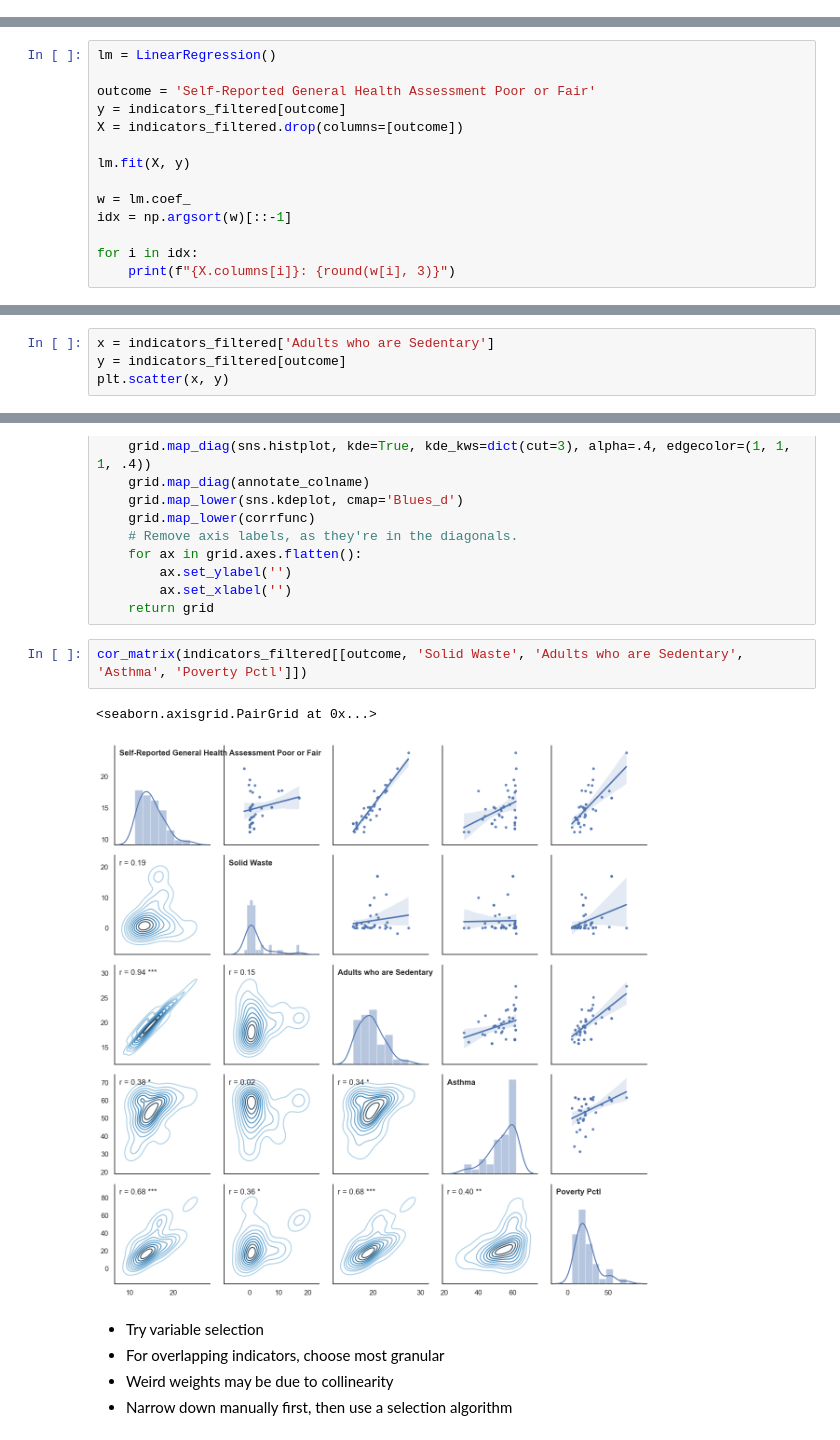
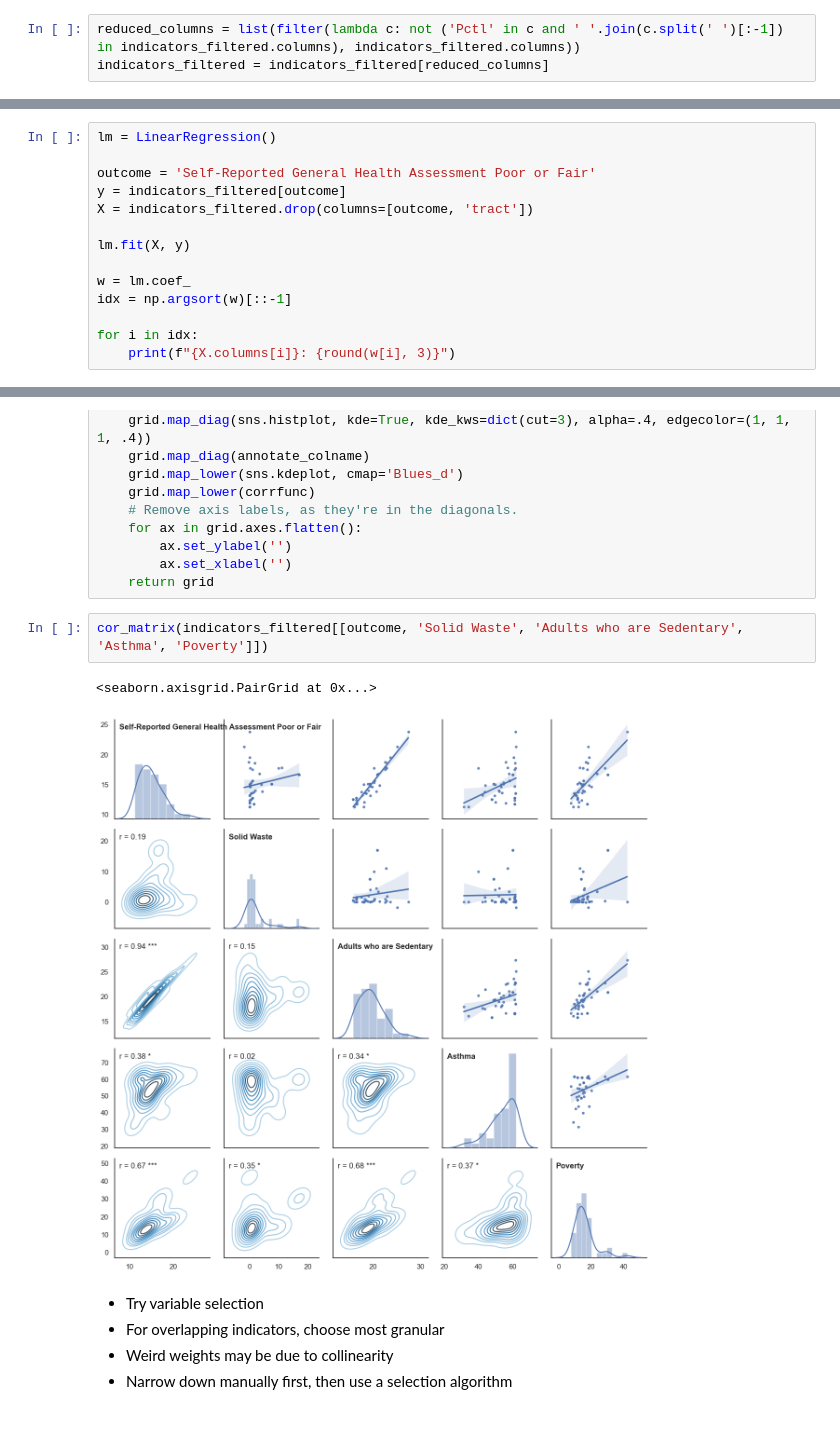
Before and after one commit to macks26/rise-south-city-dashboard, a Jupyter notebook: code/health.ipynb, the cells around one changed output, grey strips where cells are left out. Saved outputs shown, nothing was run; the diff lists cells and outputs as text.

```diff
--- a/code/health.ipynb
+++ b/code/health.ipynb
@@ -17,6 +17,9 @@ imputer.fit(indicators_filtered)
 imputed_values = imputer.transform(indicators_filtered)
 # %%
 indicators_filtered.loc[:, indicators_filtered.columns] = imputed_values
+# %%
+reduced_columns = list(filter(lambda c: not ('Pctl' in c and ' '.join(c.split(' ')[:-1]) in indicators_filtered.columns), indicators_filtered.columns))
+indicators_filtered = indicators_filtered[reduced_columns]
 # %%
 indicators_filtered.columns
 # %% [output]
@@ -42,7 +65,7 @@ lm = LinearRegression()
 
 outcome = 'Self-Reported General Health Assessment Poor or Fair'
 y = indicators_filtered[outcome]
-X = indicators_filtered.drop(columns=[outcome])
+X = indicators_filtered.drop(columns=[outcome, 'tract'])
 
 lm.fit(X, y)
 
@@ -72,4 +94,0 @@ Adults who are Sedentary: -1.265
-# %%
-x = indicators_filtered['Adults who are Sedentary']
-y = indicators_filtered[outcome]
-plt.scatter(x, y)
@@ -119,10 +135,10 @@ def cor_matrix(df):
         ax.set_xlabel('')
     return grid
 # %%
-cor_matrix(indicators_filtered[[outcome, 'Solid Waste', 'Adults who are Sedentary', 'Asthma', 'Poverty Pctl']])
+cor_matrix(indicators_filtered[[outcome, 'Solid Waste', 'Adults who are Sedentary', 'Asthma', 'Poverty']])
 # %% [output]
 <seaborn.axisgrid.PairGrid at 0x...>
-[figure, old version]
+[figure, new version]
 # %% [markdown]
 - Try variable selection
 - For overlapping indicators, choose most granular
```
Also changed, not shown: parts of 7 cells of this notebook, 1 other file.
